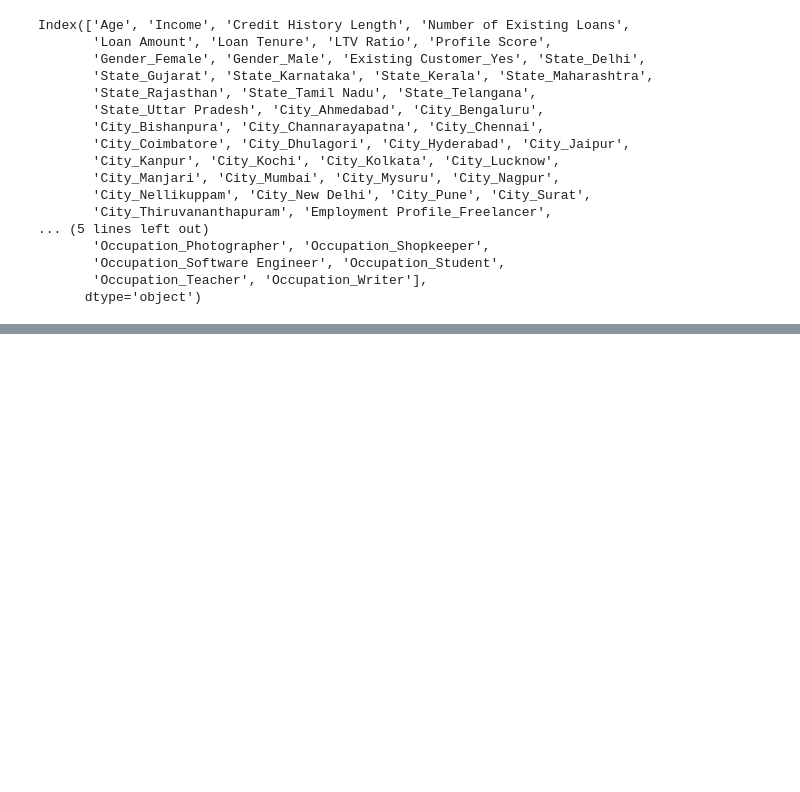
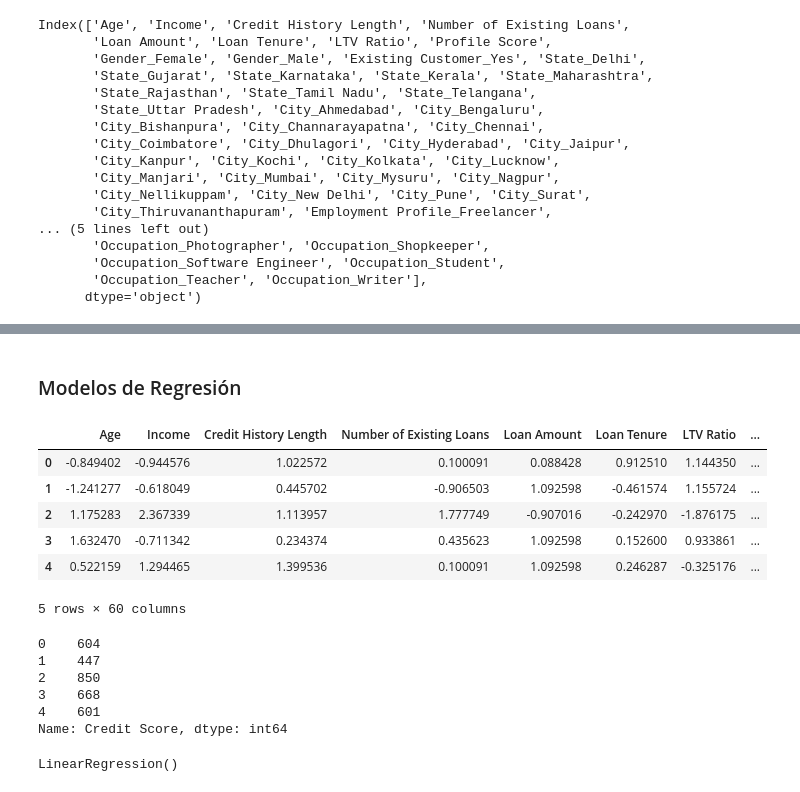
Before and after one commit to manoloacademia/aprMaqI_CEIA, a Jupyter notebook: trabajo_final/credit_v1.ipynb, the cells around one changed output, grey strips where cells are left out. Saved outputs shown, nothing was run; the diff lists cells and outputs as text; code cells hidden in the pictures; blank space fills up the shorter version.

Commit message:
Se inicia el anáisis por regresión

```diff
--- a/trabajo_final/credit_v1.ipynb
+++ b/trabajo_final/credit_v1.ipynb
@@ -229,0 +299,24 @@ Index(['Age', 'Income', 'Credit History Length', 'Number of Existing Loans',
+# %% [markdown]
+### Modelos de Regresión
+# %%
+# Usamos el X_new como features de entrada del modelo
+X_new.head()
+# %% [output]
+|  | Age | Income | Credit History Length | Number of Existing Loans | Loan Amount | Loan Tenure | LTV Ratio | ... |
+| 0 | -0.849402 | -0.944576 | 1.022572 | 0.100091 | 0.088428 | 0.912510 | 1.144350 | ... |
+| 1 | -1.241277 | -0.618049 | 0.445702 | -0.906503 | 1.092598 | -0.461574 | 1.155724 | ... |
+| 2 | 1.175283 | 2.367339 | 1.113957 | 1.777749 | -0.907016 | -0.242970 | -1.876175 | ... |
+| 3 | 1.632470 | -0.711342 | 0.234374 | 0.435623 | 1.092598 | 0.152600 | 0.933861 | ... |
+| 4 | 0.522159 | 1.294465 | 1.399536 | 0.100091 | 1.092598 | 0.246287 | -0.325176 | ... |
+5 rows × 60 columns
+# %%
+# Como variable target vamos a usar el score como tal, pero lo vamos a escalar
+y_target = credit['Credit Score']
+y_target[:5]
+# %% [output]
+0    604
+1    447
+2    850
+3    668
+4    601
+Name: Credit Score, dtype: int64
@@ -229,0 +329,5 @@ Index(['Age', 'Income', 'Credit History Length', 'Number of Existing Loans',
+# %%
+# Fiteamos a los datos de entrenamiento
+lin_reg.fit(X_train, y_train)
+# %% [output]
+LinearRegression()
```
Also changed, not shown: parts of 23 cells of this notebook.
